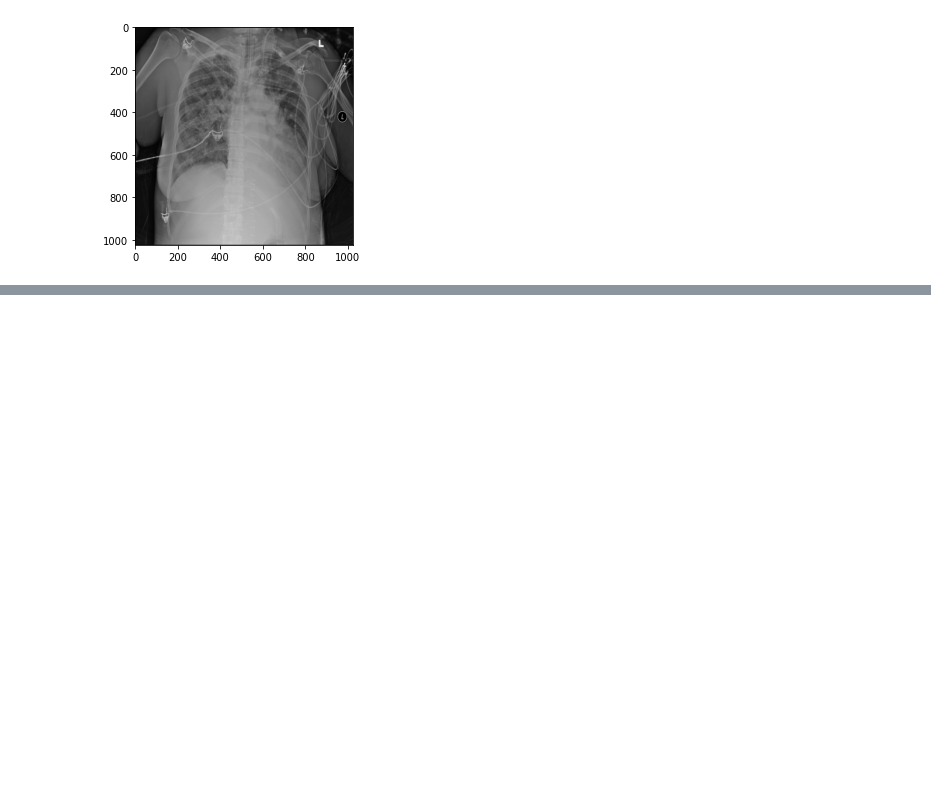
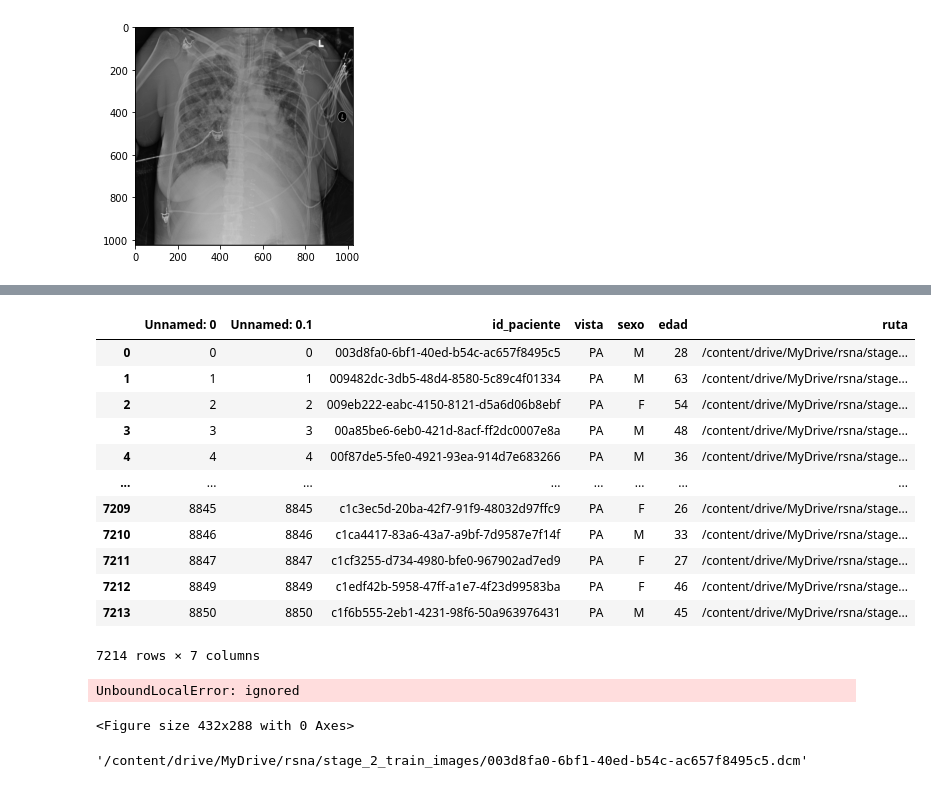
Before and after one commit to jvallalta/ia-medicina, a Jupyter notebook: VAE_Imagenes_RX_Torax.ipynb, the cells around one changed output, grey strips where cells are left out. Saved outputs shown, nothing was run; the diff lists cells and outputs as text; code cells hidden in the pictures; blank space fills up the shorter version.

```diff
--- a/VAE_Imagenes_RX_Torax.ipynb
+++ b/VAE_Imagenes_RX_Torax.ipynb
@@ -88,0 +156,32 @@ pacientes_normales.to_csv(ruta + '/pacientes_normales.csv')
+# %%
+class RSNA(Dataset):
+    """RSNA dataset."""
+
+    def __init__(self, csv_file, root_dir, transform=None):
+        """
+        Args:
+            csv_file (string): Path to the csv file with annotations.
+            root_dir (string): Directory with all the images.
+            transform (callable, optional): Optional transform to be applied
+                on a sample.
+        """
+        self.ruta_imagen = pd.read_csv(csv_file)
+        self.root_dir = root_dir
+        self.transform = transform
+
+    def __len__(self):
+        return len(self.ruta_imagen)
+
+    def __getitem__(self, idx):
+        if torch.is_tensor(idx):
+            idx = idx.tolist()
+
+        img_name = self.ruta_imagen.iloc[idx, 6]
+        ds = pydicom.dcmread(img_name)
+        image = ds.pixel_array
+
+
+        if self.transform:
+            sample = self.transform(image)
+
+        return sample
@@ -88,0 +190,44 @@ pacientes_normales.to_csv(ruta + '/pacientes_normales.csv')
+# %%
+rsna_dataset = RSNA(csv_file=ruta + '/normales_PA.csv',
+                                    root_dir=train)
+# %%
+rsna_dataset.ruta_imagen
+# %% [output]
+|  | Unnamed: 0 | Unnamed: 0.1 | id_paciente | vista | sexo | edad | ruta |
+| 0 | 0 | 0 | 003d8fa0-6bf1-40ed-b54c-ac657f8495c5 | PA | M | 28 | /content/drive/MyDrive/rsna/stage... |
+| 1 | 1 | 1 | 009482dc-3db5-48d4-8580-5c89c4f01334 | PA | M | 63 | /content/drive/MyDrive/rsna/stage... |
+| 2 | 2 | 2 | 009eb222-eabc-4150-8121-d5a6d06b8ebf | PA | F | 54 | /content/drive/MyDrive/rsna/stage... |
+| 3 | 3 | 3 | 00a85be6-6eb0-421d-8acf-ff2dc0007e8a | PA | M | 48 | /content/drive/MyDrive/rsna/stage... |
+| 4 | 4 | 4 | 00f87de5-5fe0-4921-93ea-914d7e683266 | PA | M | 36 | /content/drive/MyDrive/rsna/stage... |
+| ... | ... | ... | ... | ... | ... | ... | ... |
+| 7209 | 8845 | 8845 | c1c3ec5d-20ba-42f7-91f9-48032d97ffc9 | PA | F | 26 | /content/drive/MyDrive/rsna/stage... |
+| 7210 | 8846 | 8846 | c1ca4417-83a6-43a7-a9bf-7d9587e7f14f | PA | M | 33 | /content/drive/MyDrive/rsna/stage... |
+| 7211 | 8847 | 8847 | c1cf3255-d734-4980-bfe0-967902ad7ed9 | PA | F | 27 | /content/drive/MyDrive/rsna/stage... |
+| 7212 | 8849 | 8849 | c1edf42b-5958-47ff-a1e7-4f23d99583ba | PA | F | 46 | /content/drive/MyDrive/rsna/stage... |
+| 7213 | 8850 | 8850 | c1f6b555-2eb1-4231-98f6-50a963976431 | PA | M | 45 | /content/drive/MyDrive/rsna/stage... |
+7214 rows × 7 columns
+# %%
+rsna_dataset = RSNA(csv_file=ruta + '/normales_PA.csv',
+                                    root_dir=train)
+
+fig = plt.figure()
+
+for i in range(len(rsna_dataset)):
+    sample = rsna_dataset[i]
+
+    ax = plt.subplot(1, 4, i + 1)
+    plt.tight_layout()
+    ax.set_title('Sample #{}'.format(i))
+    ax.axis('off')
+    show_landmarks(**sample)
+
+    if i == 3:
+        plt.show()
+        break
+# %% [output]
+UnboundLocalError: ignored
+<Figure size 432x288 with 0 Axes>
+# %%
+normales_PA.iloc[0,5]
+# %% [output]
+'/content/drive/MyDrive/rsna/stage_2_train_images/003d8fa0-6bf1-40ed-b54c-ac657f8495c5.dcm'
```
Also changed, not shown: parts of 11 cells of this notebook.
